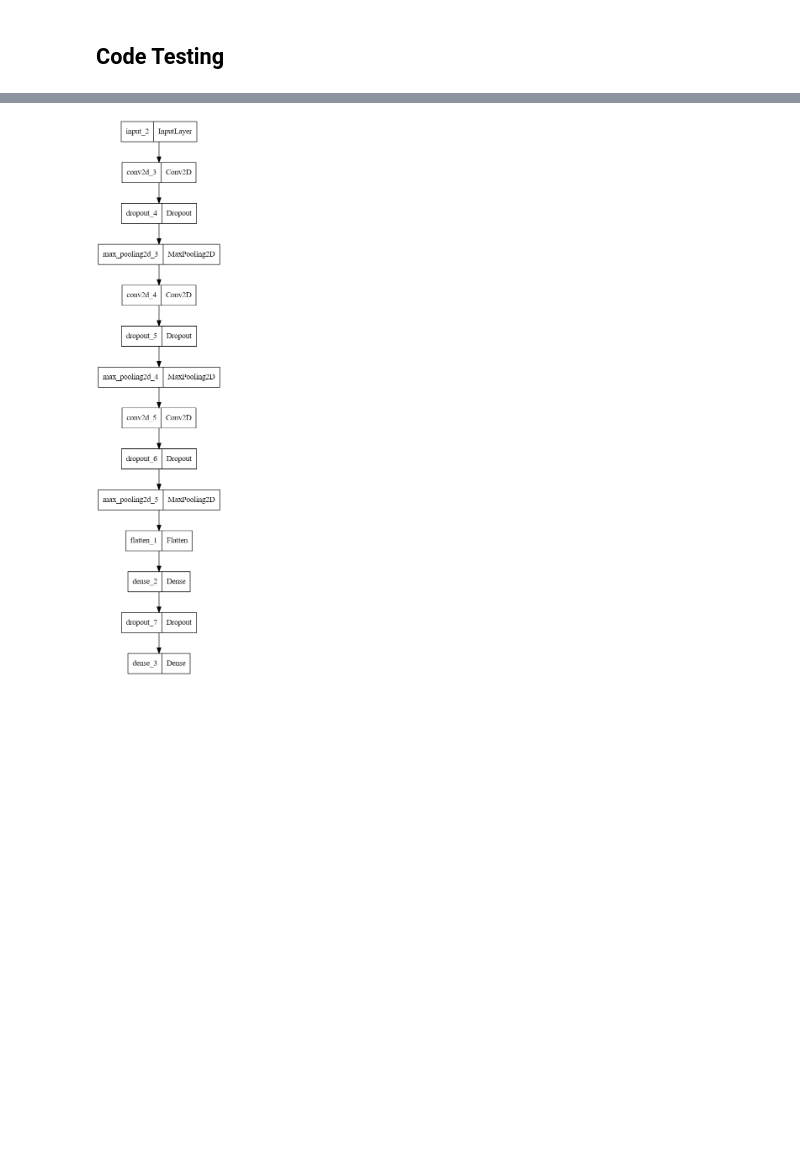
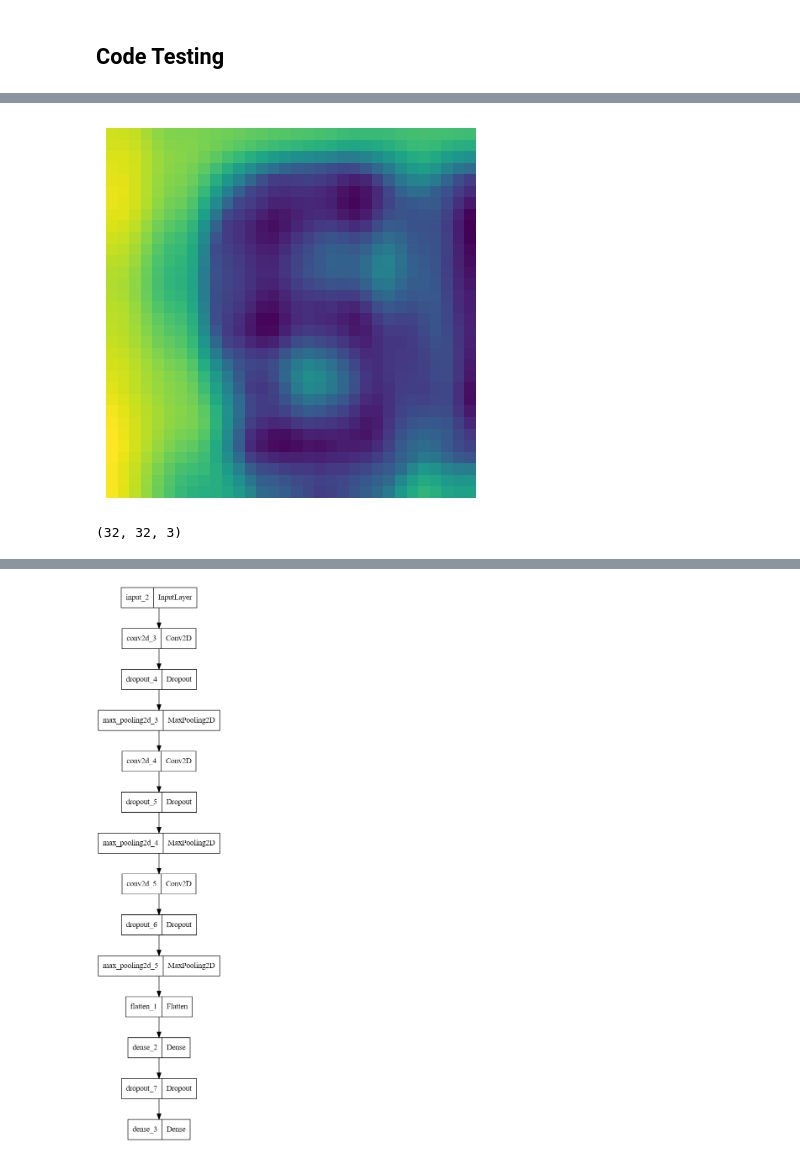
Before and after one commit to TheTrooper83/Final_project_2024, a Jupyter notebook: Model/Feature Protype.ipynb, the cells around one changed output, grey strips where cells are left out. Cells and saved outputs as stored; diff of their text form; code cells hidden in the pictures; blank space fills up the shorter version.

```diff
--- a/Model/Feature Protype.ipynb
+++ b/Model/Feature Protype.ipynb
@@ -852,0 +865,26 @@ plot_accuracy_metric(hist_df_maxout_v2, 'Maxout_v2')
+# %%
+kernel = np.ones((7, 7))
+# %%
+import tensorflow_io as tfio
+
+image = X_train_reshaped[0, :, :, :]
+# image = X_train_normalized[0, :, :, :]
+
+yuv = tfio.experimental.color.rgb_to_yuv(image)
+
+
+# print(yuv.shape, yuv.dtype)
+
+# yuv[:,:,0]
+
+lcn_image = lcn(yuv[:,:,0], kernel)
+plt.figure()
+plt.imshow(lcn_image)
+plt.axis('off')
+plt.show()
+# %% [output]
+[figure, added]
+# %%
+X_train_merge[:,:,:,0].shape
+# %% [output]
+(32, 32, 3)
```
Also changed, not shown: parts of 8 cells of this notebook, 2 other files.
